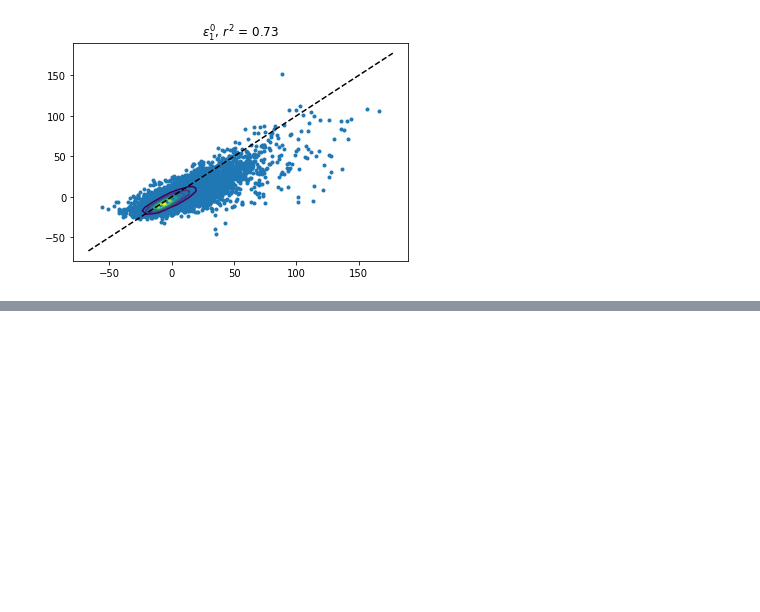
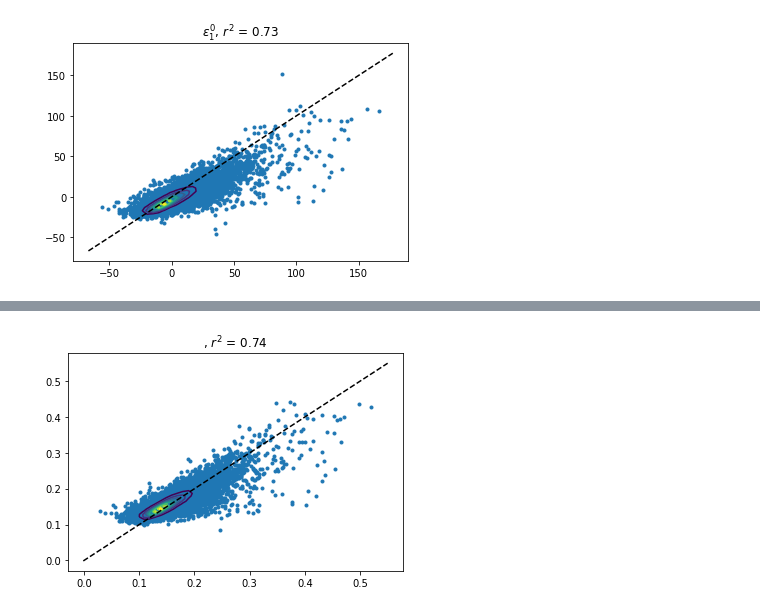
Before and after one commit to sarttiso/spaceweather, a Jupyter notebook: forecasting_q10_LSTM.ipynb, the cells around one changed output, grey strips where cells are left out. Drawn from its saved outputs; the diff is of its cells as text; code cells hidden in the pictures; blank space fills up the shorter version.

```diff
--- a/forecasting_q10_LSTM.ipynb
+++ b/forecasting_q10_LSTM.ipynb
@@ -183,0 +294,12 @@ data_out_pred = test_network(data_in_test, data_out_test, rnn, batch_size,'$\eps
+# %%
+# make testing data into cuda tensors
+data_in_test = torch.from_numpy(data_in_test).float().cuda()
+data_out_test = torch.from_numpy(data_out_test).float().cuda()
+# %%
+model.hidden = model.init_hidden()
+test_pred = model(data_in_test)
+test_pred = test_pred.reshape(-1,1)
+# %%
+plotcorr(data_out_test.cpu().detach().numpy(), test_pred.cpu().detach().numpy())
+# %% [output]
+[figure, added]
```
Also changed, not shown: parts of 12 cells of this notebook.
